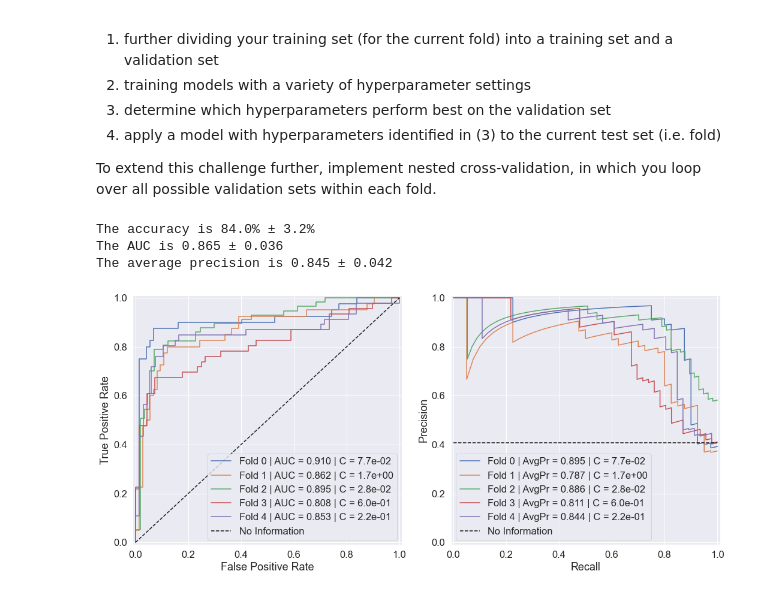
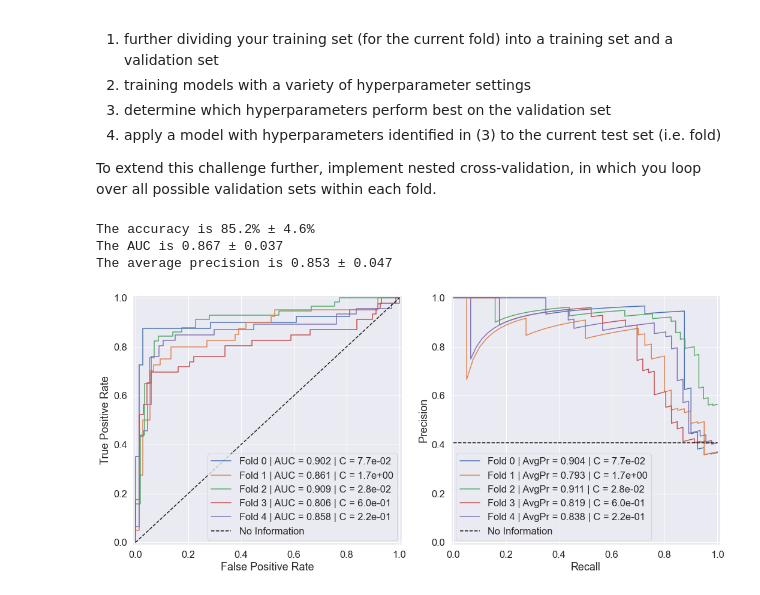
Before and after one commit to mengelhard/bsrt_ml4h, a Jupyter notebook: activities/cross_validation_key.ipynb, the cells around one changed output. Drawn from its saved outputs; the diff is of its cells as text; code cells hidden in the pictures.

Commit message:
corrected best_c

```diff
--- a/activities/cross_validation_key.ipynb
+++ b/activities/cross_validation_key.ipynb
@@ -267,7 +267,7 @@ for i in range(N_folds):
     x_test = (x_test - x_train.mean(axis=0)) / x_train.std(axis=0)
     x_train = (x_train - x_train.mean(axis=0)) / x_train.std(axis=0)
 
-    lr_model = LogisticRegression(C=C, max_iter=5000).fit(x_train, y_train)
+    lr_model = LogisticRegression(C=best_C, max_iter=5000).fit(x_train, y_train)
 
     ### EVALUATE PERFORMANCE ON THE TEST SET ###
 
@@ -284,34 +284,34 @@ for i in range(N_folds):
 
     ### PLOT ROC AND PR CURVES FOR CURRENT FOLD ###
 
     fpr, tpr, _ = roc_curve(y_test, y_pred_proba[:, 1])
     pr, re, _ = precision_recall_curve(y_test, y_pred_proba[:, 1])
 
     ax[0].plot(fpr, tpr, label='Fold %i | AUC = %.3f | C = %.1e' % (i, auc, best_C))
     ax[1].plot(re, pr, label='Fold %i | AvgPr = %.3f | C = %.1e' % (i, avp, best_C))
 
 ax[0].set_xlim([-.01, 1.01])
 ax[0].set_ylim([-.01, 1.01])
 ax[0].plot([0, 1], [0, 1], 'k--', label='No Information')
 ax[0].set_xlabel('False Positive Rate')
 ax[0].set_ylabel('True Positive Rate')
 ax[0].legend()
 
 ax[1].set_xlim([-.01, 1.01])
 ax[1].set_ylim([-.01, 1.01])
 ax[1].plot([0, 1], [np.mean(y_test), np.mean(y_test)], 'k--', label='No Information')
 ax[1].set_xlabel('Recall')
 ax[1].set_ylabel('Precision')
 ax[1].legend()
 
 print('The accuracy is %.1f%% \u00B1 %.1f%%' % (100 * np.mean(fold_acc), 100 * np.std(fold_acc)))
 print('The AUC is %.3f \u00B1 %.3f' % (np.mean(fold_auc), np.std(fold_auc)))
 print('The average precision is %.3f \u00B1 %.3f' % (np.mean(fold_avp), np.std(fold_avp)))
 
 plt.tight_layout()
 plt.show()
 # %% [output]
-The accuracy is 84.0% ± 3.2%
-The AUC is 0.865 ± 0.036
-The average precision is 0.845 ± 0.042
+The accuracy is 85.2% ± 4.6%
+The AUC is 0.867 ± 0.037
+The average precision is 0.853 ± 0.047
-[figure, old version]
+[figure, new version]
```
